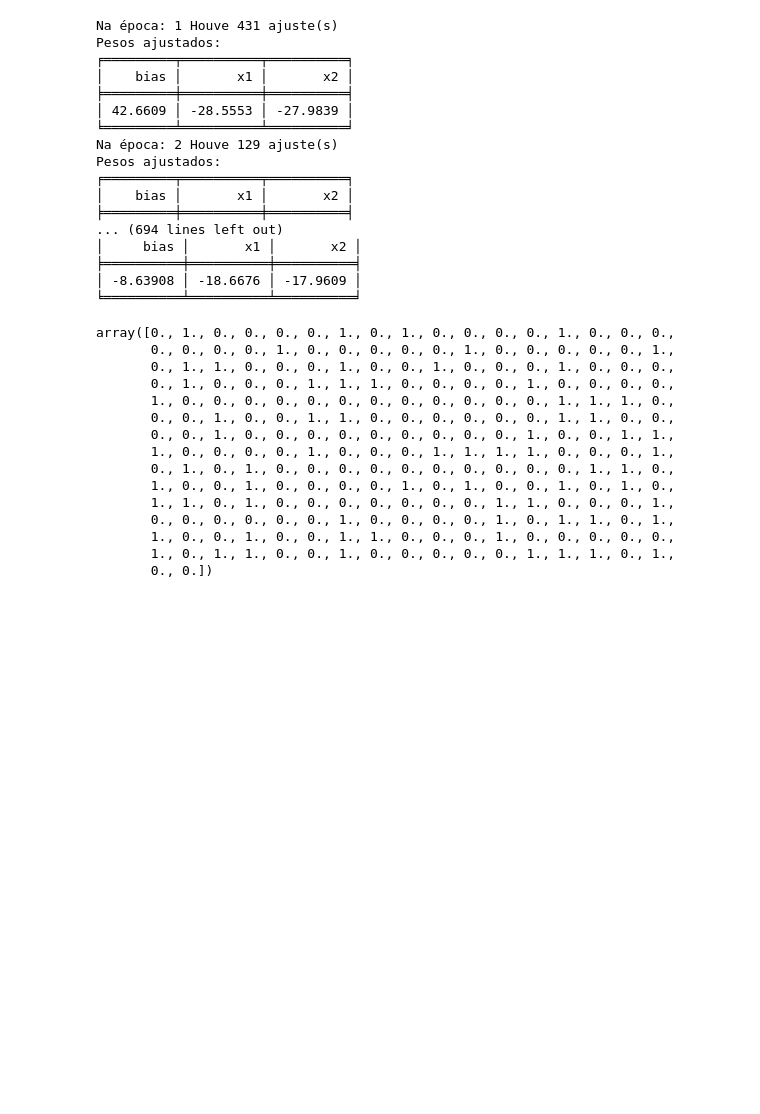
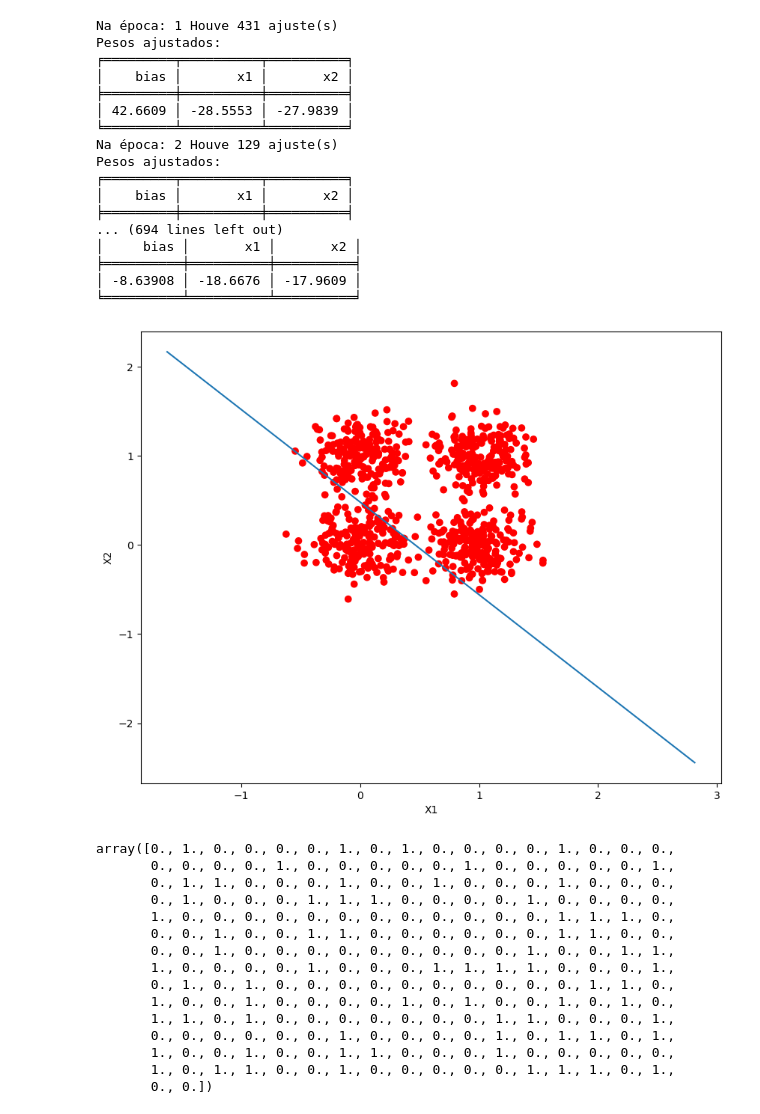
Before and after one commit to Alejandro-RL/RNA-Atividade-2.1, a Jupyter notebook: RNA_Atividade_2_1.ipynb, the cells around one changed output. Saved outputs shown, nothing was run; the diff lists cells and outputs as text; code cells hidden in the pictures; blank space fills up the shorter version.

```diff
--- a/RNA_Atividade_2_1.ipynb
+++ b/RNA_Atividade_2_1.ipynb
@@ -643,6 +647,10 @@ Pesos ajustados:
 ╞══════════╪══════════╪══════════╡
 │ -8.63908 │ -18.6676 │ -17.9609 │
 ╘══════════╧══════════╧══════════╛
+# %%
+Teste2.grafico()
+# %% [output]
+[figure, added]
 # %%
 #Resultados verdadeiros do conjunto teste:
 Teste2.resultados_esperados_teste
```
Also changed, not shown: parts of 4 cells of this notebook.
